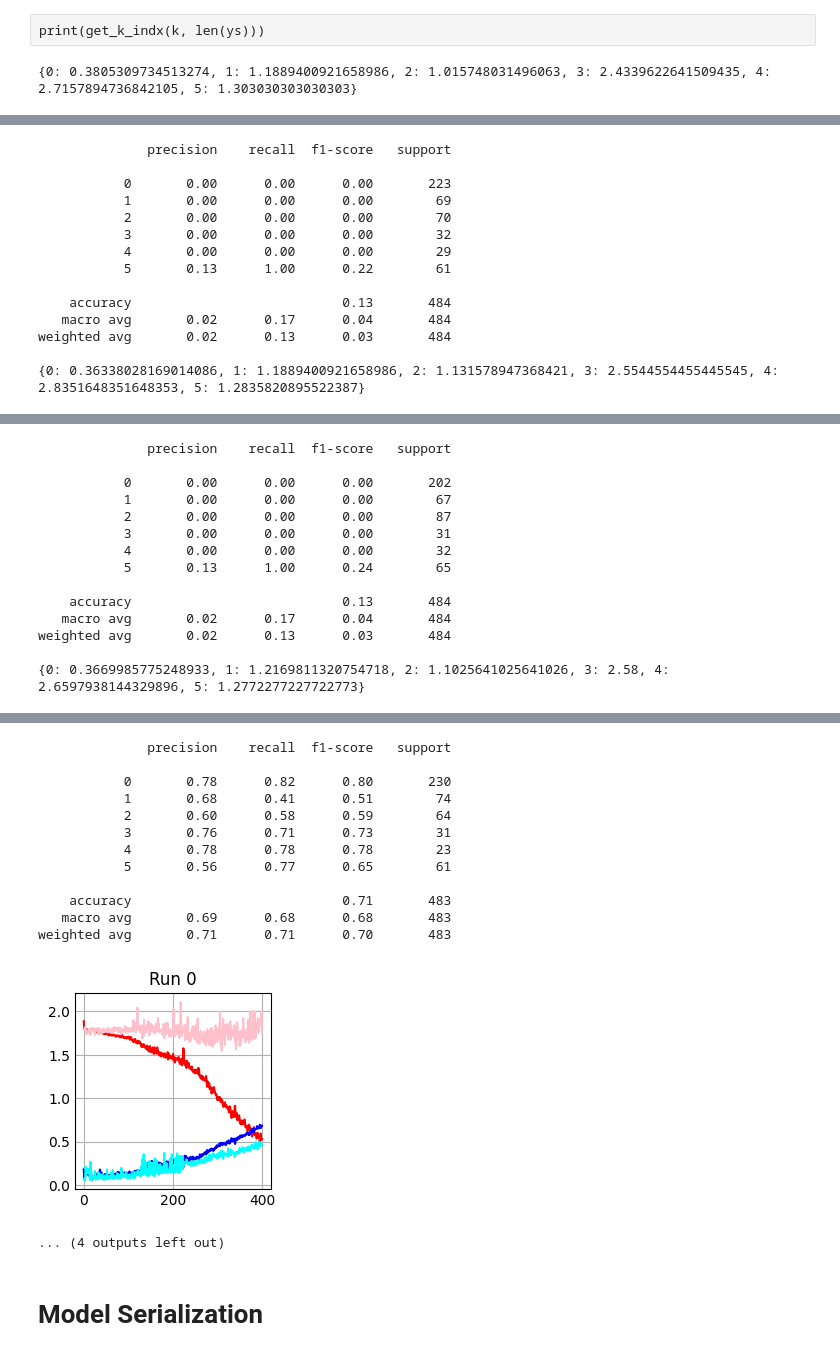
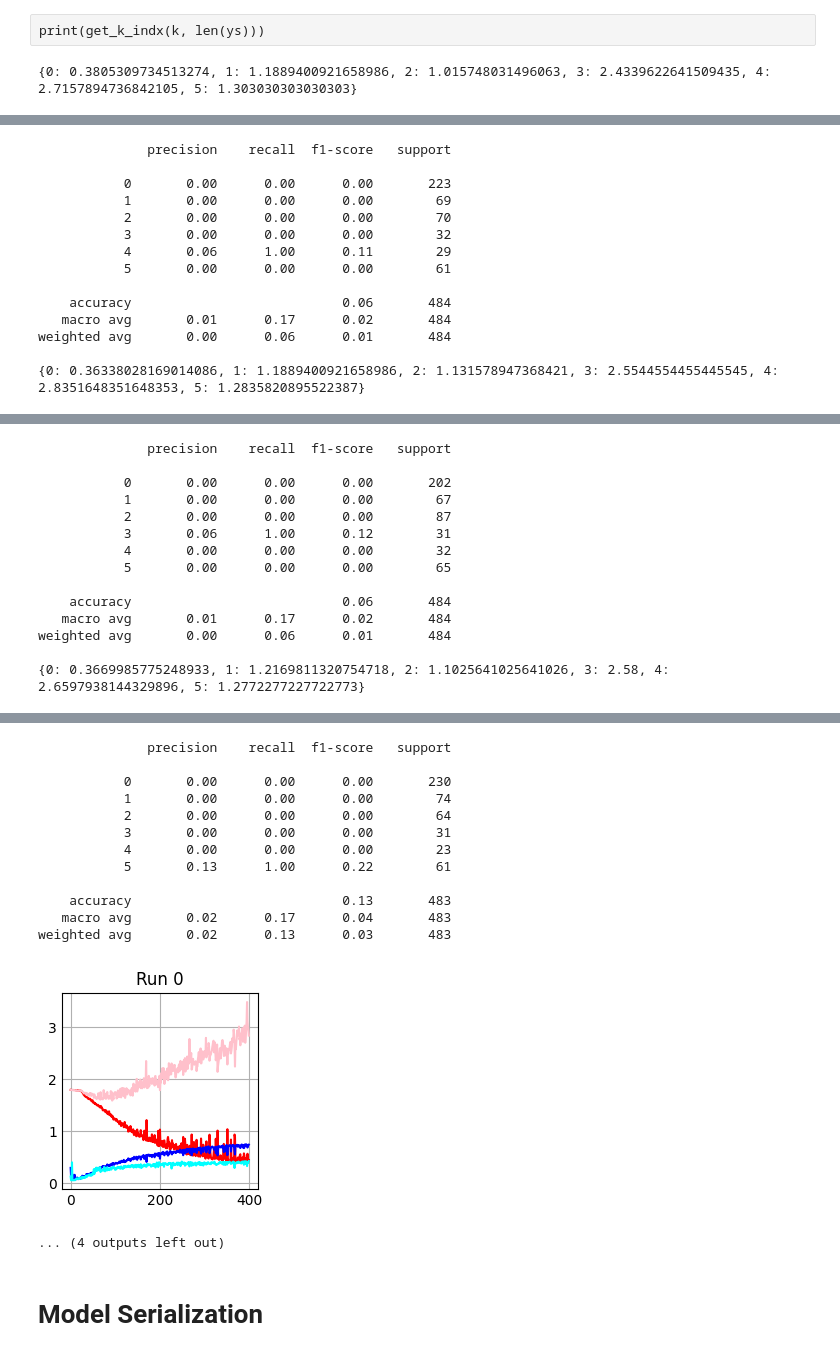
Before and after one commit to Arisiru/research-face-excercises-dynamics, a Jupyter notebook: src/Modeling_exp_TPCNN.ipynb, the cells around one changed output, grey strips where cells are left out. Saved outputs shown, nothing was run; the diff lists cells and outputs as text; code cells hidden in the pictures.

```diff
--- a/src/Modeling_exp_TPCNN.ipynb
+++ b/src/Modeling_exp_TPCNN.ipynb
@@ -80,9 +80,9 @@ feature_engineering_setting = {
     'normalize': False,
     'direction': False,
     'distance': False,
-    're_base': True,
+    're_base': False,
     'transformation_to_rebase': False,
-    'extended_meta': True,
+    'extended_meta': False,
 }
 # %%
 xslist_meta = list()
@@ -165,29 +165,21 @@ def get_dnn(inputLayer):
 def get_cnn(inputLayer):
     chanDim = -1
 
-    m = Conv1D(8, (32), padding='same', activation='relu')(inputLayer)
-    m = BatchNormalization(axis=chanDim)(m)
-    m = MaxPooling1D((2))(m)
-    m = Conv1D(16, (64), padding='same', activation='relu')(m)
-    m = BatchNormalization(axis=chanDim)(m)
-    m = MaxPooling1D((2))(m)
-    m = Conv1D(32, (64), padding='same', activation='relu')(m)
-    m = BatchNormalization(axis=chanDim)(m)
-    m = MaxPooling1D((2))(m)
-    m = Conv1D(64, (128), padding='same', activation='relu')(m)
-    m = BatchNormalization(axis=chanDim)(m)
-    m = MaxPooling1D((2))(m)
+    m = Conv1D(3, (32), padding='same', activation='relu')(inputLayer)
+    m = AveragePooling1D((2))(m)
+    m = Conv1D(3, (32), padding='same', activation='relu')(m)
+    m = AveragePooling1D((2))(m)
+    m = Conv1D(3, (64), padding='same', activation='relu')(m)
+    m = AveragePooling1D((2))(m)
+    m = Conv1D(3, (64), padding='same', activation='relu')(m)
+    m = Dense(128, activation="relu")(m)
+    m = Dropout(0.5)(m)
     m = Flatten()(m)
-    m = Dropout(0.5)(m)
-    m = Dense(128, activation="relu")(m)
     m = Model(inputs=inputLayer, outputs=m)
 
     return m
 # %%
 def get_model():
-    input_meta = Input(shape=xs_meta.shape[1:])
-    model_meta = get_dnn(input_meta)
-
     input_global = Input(shape=xs_global.shape[1:])
     model_global = get_cnn(input_global)
 
@@ -202,7 +194,6 @@ def get_model():
 
 
     model_contatenate = concatenate([
-        model_meta.output,
         model_global.output,
         model_frontal.output,
         model_oral.output,
@@ -213,7 +204,6 @@ def get_model():
     model_contatenate = Dense(6, activation="softmax")(model_contatenate)
 
     model = Model(inputs=[
-        model_meta.input,
         model_global.input,
         model_frontal.input,
         model_oral.input,
@@ -299,9 +292,6 @@ models = []
 
 for i in range(k_limit):
     train_indx, val_indx, test_indx  = indxs[i]
-    xs_meta_i = xs_meta[train_indx]
-    xs_meta_i_val = xs_meta[val_indx]
-    xs_meta_i_test = xs_meta[test_indx]
 
     xs_global_i = xs_global[train_indx]
     xs_global_i_val = xs_global[val_indx]
@@ -350,13 +340,11 @@ for i in range(k_limit):
 
     hist = model.fit(
         x=[
-            xs_meta_i,
             xs_global_i,
             xs_frontal_i,
             xs_oral_i,
             xs_orbital_i], y=ys_i,
         validation_data=([
-            xs_meta_i_val,
             xs_global_i_val,
             xs_frontal_i_val,
             xs_oral_i_val,
@@ -384,7 +372,6 @@ for i in range(k_limit):
     plt.plot(xc, val_acc, color='cyan')
 
     y_pred = model.predict([
-        xs_meta_i_test,
         xs_global_i_test,
         xs_frontal_i_test,
         xs_oral_i_test,
@@ -438,11 +425,11 @@ weighted avg       0.02      0.14      0.03       484
            1       0.00      0.00      0.00        69
            2       0.00      0.00      0.00        70
            3       0.00      0.00      0.00        32
-           4       0.00      0.00      0.00        29
-           5       0.13      1.00      0.22        61
+           4       0.06      1.00      0.11        29
+           5       0.00      0.00      0.00        61
 
-    accuracy                           0.13       484
-   macro avg       0.02      0.17      0.04       484
-weighted avg       0.02      0.13      0.03       484
+    accuracy                           0.06       484
+   macro avg       0.01      0.17      0.02       484
+weighted avg       0.00      0.06      0.01       484
 
 {0: 0.36338028169014086, 1: 1.1889400921658986, 2: 1.131578947368421, 3: 2.5544554455445545, 4: 2.8351648351648353, 5: 1.2835820895522387}
@@ -454,12 +441,12 @@ weighted avg       0.02      0.13      0.03       484
            0       0.00      0.00      0.00       202
            1       0.00      0.00      0.00        67
            2       0.00      0.00      0.00        87
-           3       0.00      0.00      0.00        31
+           3       0.06      1.00      0.12        31
            4       0.00      0.00      0.00        32
-           5       0.13      1.00      0.24        65
+           5       0.00      0.00      0.00        65
 
-    accuracy                           0.13       484
-   macro avg       0.02      0.17      0.04       484
-weighted avg       0.02      0.13      0.03       484
+    accuracy                           0.06       484
+   macro avg       0.01      0.17      0.02       484
+weighted avg       0.00      0.06      0.01       484
 
 {0: 0.3669985775248933, 1: 1.2169811320754718, 2: 1.1025641025641026, 3: 2.58, 4: 2.6597938144329896, 5: 1.2772277227722773}
@@ -469,16 +456,16 @@ weighted avg       0.02      0.13      0.03       484
               precision    recall  f1-score   support
 
-           0       0.78      0.82      0.80       230
-           1       0.68      0.41      0.51        74
-           2       0.60      0.58      0.59        64
-           3       0.76      0.71      0.73        31
-           4       0.78      0.78      0.78        23
-           5       0.56      0.77      0.65        61
+           0       0.00      0.00      0.00       230
+           1       0.00      0.00      0.00        74
+           2       0.00      0.00      0.00        64
+           3       0.00      0.00      0.00        31
+           4       0.00      0.00      0.00        23
+           5       0.13      1.00      0.22        61
 
-    accuracy                           0.71       483
-   macro avg       0.69      0.68      0.68       483
-weighted avg       0.71      0.71      0.70       483
+    accuracy                           0.13       483
+   macro avg       0.02      0.17      0.04       483
+weighted avg       0.02      0.13      0.03       483
-[figure, old version]
+[figure, new version]
 ... (4 outputs left out)
 # %% [markdown]
 # Model Serialization
```
Also changed, not shown: parts of 4 cells of this notebook, 1 other file.
